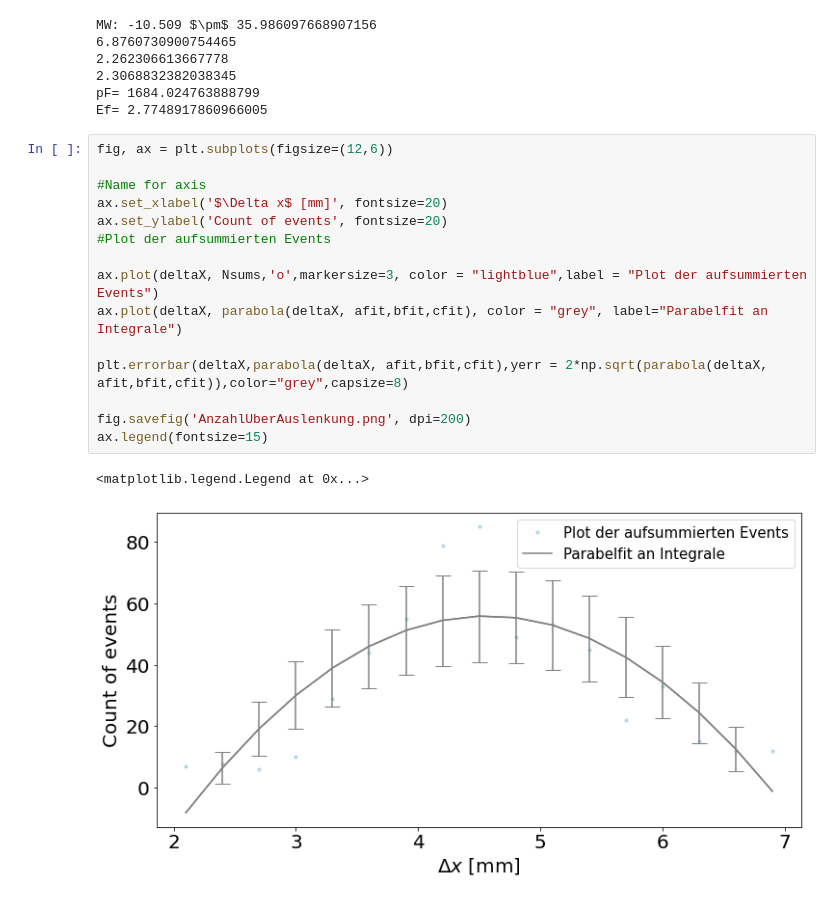
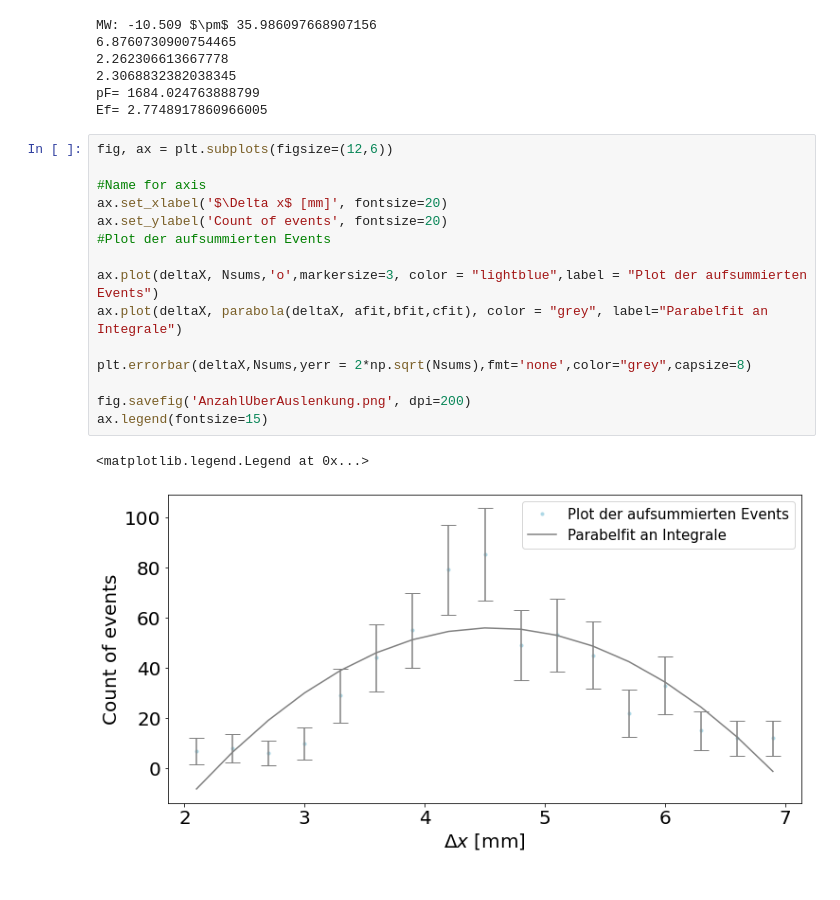
Before and after one commit to Skylake143/Fortgeschrittenenpraktikum, a Jupyter notebook: B19Koinzidenzmethoden/Aufgabe 2/Fermiimpus.ipynb, the cells around one changed output. Cells and saved outputs as stored; diff of their text form.

```diff
--- a/B19Koinzidenzmethoden/Aufgabe 2/Fermiimpus.ipynb
+++ b/B19Koinzidenzmethoden/Aufgabe 2/Fermiimpus.ipynb
@@ -178,18 +178,18 @@ Ef= 2.7748917860966005
 # %%
 fig, ax = plt.subplots(figsize=(12,6))
 
 #Name for axis
 ax.set_xlabel('$\Delta x$ [mm]', fontsize=20)
 ax.set_ylabel('Count of events', fontsize=20)
 #Plot der aufsummierten Events
 
 ax.plot(deltaX, Nsums,'o',markersize=3, color = "lightblue",label = "Plot der aufsummierten Events")
 ax.plot(deltaX, parabola(deltaX, afit,bfit,cfit), color = "grey", label="Parabelfit an Integrale")
 
-plt.errorbar(deltaX,parabola(deltaX, afit,bfit,cfit),yerr = 2*np.sqrt(parabola(deltaX, afit,bfit,cfit)),color="grey",capsize=8)
+plt.errorbar(deltaX,Nsums,yerr = 2*np.sqrt(Nsums),fmt='none',color="grey",capsize=8)
 
 fig.savefig('AnzahlUberAuslenkung.png', dpi=200)
 ax.legend(fontsize=15)
 # %% [output]
 <matplotlib.legend.Legend at 0x...>
-[figure, old version]
+[figure, new version]
```
Also changed, not shown: 1 other file.
